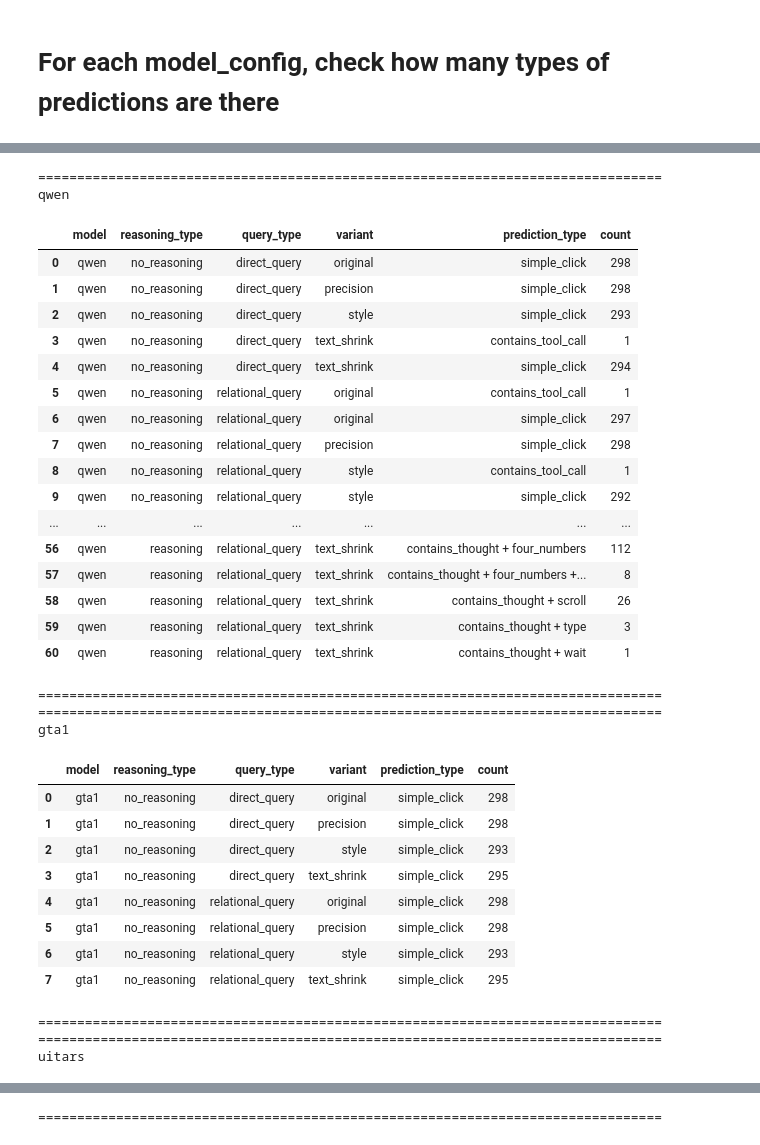
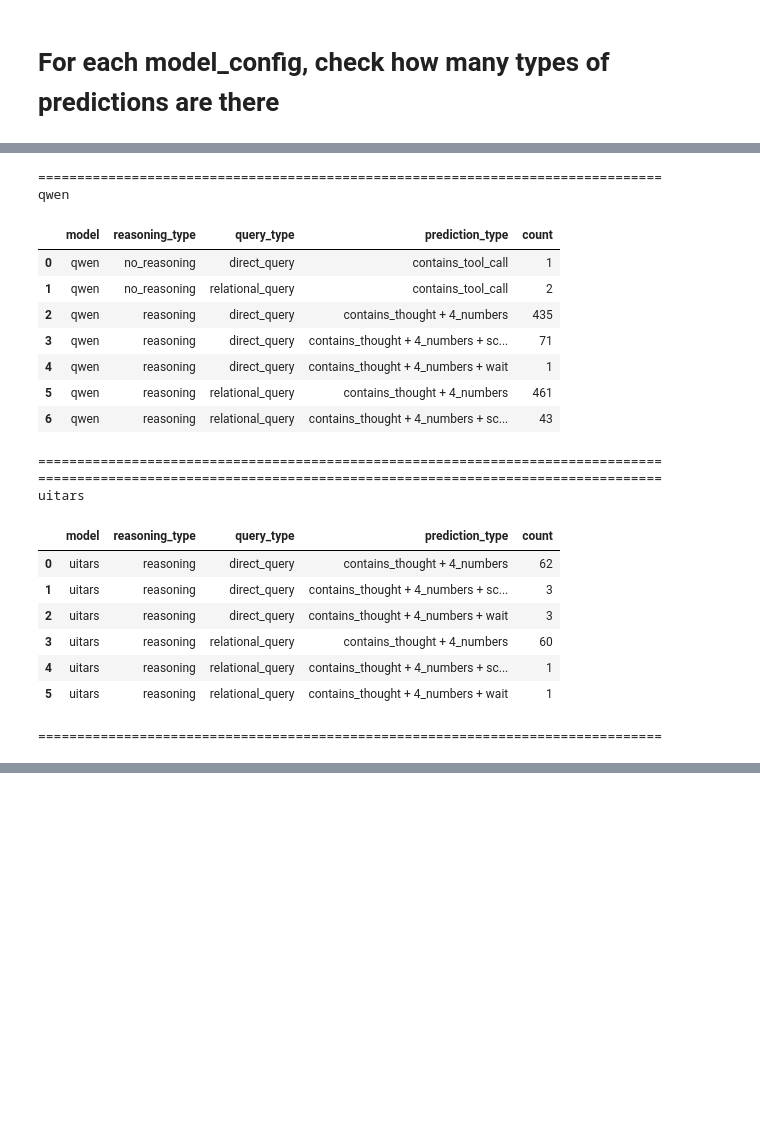
Before and after one commit to ManifoldRG/GUI-DR, a Jupyter notebook: data/baseline_results_final.ipynb, the cells around one changed output, grey strips where cells are left out. Saved outputs shown, nothing was run; the diff lists cells and outputs as text; code cells hidden in the pictures; blank space fills up the shorter version.

Commit message:
Makes prediction analysis cleaner

```diff
--- a/data/baseline_results_final.ipynb
+++ b/data/baseline_results_final.ipynb
@@ -221,3 +217,17 @@ hit_box_accuracy    0.0
 bbox_center_mse     0.0
 prediction_type       0
 dtype: object
+# %%
+# filter out rows with expected prediction types
+# reasoning_type is reasoning, prediction_type should only have contains_thought and other actions like select, scroll, type, etc.
+# reasoning_type is no_reasoning, prediction_type should only have simple_click and other actions like select, scroll, type, etc.
+
+expected_prediction_filter = (
+    ((df['reasoning_type'] == 'reasoning') &
+     (df['prediction_type'].apply(lambda x: all(action in ['contains_thought', 'click', 'scroll', 'type', 'select', 'wait', 'finished'] for action in x.split(' + '))))) |
+    ((df['reasoning_type'] == 'no_reasoning') &
+     (df['prediction_type'].apply(lambda x: all(action in ['click', 'scroll', 'type', 'select', 'wait', 'finished'] for action in x.split(' + ')))))
+)
+filtered_df = df[~expected_prediction_filter]
+
+print(f'Filtered out {len(df) - len(filtered_df)} / {len(df)} rows')
@@ -223,0 +236,11 @@ dtype: object
+# %%
+for model in filtered_df['model'].unique():
+    result = filtered_df[filtered_df['model'] == model].groupby(['model', 'reasoning_type', 'prediction_type'])['prediction'].count()
+    styled = (result.reset_index(name='count')
+              .style
+              .background_gradient(subset='count')
+              .format({'count': '{:,}'}))
+    print("="*80)
+    print(model)
+    display(styled)
+    print("="*80)
@@ -224,46 +275,33 @@ dtype: object
 # %%
-for model in df['model'].unique():
-    result = df[df['model'] == model].groupby(['model', 'reasoning_type', 'query_type', 'variant', 'prediction_type'])['prediction'].count()
+for model in filtered_df['model'].unique():
+    result = filtered_df[filtered_df['model'] == model].groupby(['model', 'reasoning_type', 'query_type', 'prediction_type'])['prediction'].count()
     styled = (result.reset_index(name='count')
               .style
               .background_gradient(subset='count')
               .format({'count': '{:,}'}))
     print("="*80)
     print(model)
     display(styled)
     print("="*80)
 # %% [output]
 ================================================================================
 qwen
-|  | model | reasoning_type | query_type | variant | prediction_type | count |
-| 0 | qwen | no_reasoning | direct_query | original | simple_click | 298 |
-| 1 | qwen | no_reasoning | direct_query | precision | simple_click | 298 |
-| 2 | qwen | no_reasoning | direct_query | style | simple_click | 293 |
-| 3 | qwen | no_reasoning | direct_query | text_shrink | contains_tool_call | 1 |
-| 4 | qwen | no_reasoning | direct_query | text_shrink | simple_click | 294 |
-| 5 | qwen | no_reasoning | relational_query | original | contains_tool_call | 1 |
-| 6 | qwen | no_reasoning | relational_query | original | simple_click | 297 |
-| 7 | qwen | no_reasoning | relational_query | precision | simple_click | 298 |
-| 8 | qwen | no_reasoning | relational_query | style | contains_tool_call | 1 |
-| 9 | qwen | no_reasoning | relational_query | style | simple_click | 292 |
-| ... | ... | ... | ... | ... | ... | ... |
-| 56 | qwen | reasoning | relational_query | text_shrink | contains_thought + four_numbers | 112 |
-| 57 | qwen | reasoning | relational_query | text_shrink | contains_thought + four_numbers +... | 8 |
-| 58 | qwen | reasoning | relational_query | text_shrink | contains_thought + scroll | 26 |
-| 59 | qwen | reasoning | relational_query | text_shrink | contains_thought + type | 3 |
-| 60 | qwen | reasoning | relational_query | text_shrink | contains_thought + wait | 1 |
+|  | model | reasoning_type | query_type | prediction_type | count |
+| 0 | qwen | no_reasoning | direct_query | contains_tool_call | 1 |
+| 1 | qwen | no_reasoning | relational_query | contains_tool_call | 2 |
+| 2 | qwen | reasoning | direct_query | contains_thought + 4_numbers | 435 |
+| 3 | qwen | reasoning | direct_query | contains_thought + 4_numbers + sc... | 71 |
+| 4 | qwen | reasoning | direct_query | contains_thought + 4_numbers + wait | 1 |
+| 5 | qwen | reasoning | relational_query | contains_thought + 4_numbers | 461 |
+| 6 | qwen | reasoning | relational_query | contains_thought + 4_numbers + sc... | 43 |
 ================================================================================
 ================================================================================
-gta1
+uitars
-|  | model | reasoning_type | query_type | variant | prediction_type | count |
-| 0 | gta1 | no_reasoning | direct_query | original | simple_click | 298 |
-| 1 | gta1 | no_reasoning | direct_query | precision | simple_click | 298 |
-| 2 | gta1 | no_reasoning | direct_query | style | simple_click | 293 |
-| 3 | gta1 | no_reasoning | direct_query | text_shrink | simple_click | 295 |
-| 4 | gta1 | no_reasoning | relational_query | original | simple_click | 298 |
-| 5 | gta1 | no_reasoning | relational_query | precision | simple_click | 298 |
-| 6 | gta1 | no_reasoning | relational_query | style | simple_click | 293 |
-| 7 | gta1 | no_reasoning | relational_query | text_shrink | simple_click | 295 |
+|  | model | reasoning_type | query_type | prediction_type | count |
+| 0 | uitars | reasoning | direct_query | contains_thought + 4_numbers | 62 |
+| 1 | uitars | reasoning | direct_query | contains_thought + 4_numbers + sc... | 3 |
+| 2 | uitars | reasoning | direct_query | contains_thought + 4_numbers + wait | 3 |
+| 3 | uitars | reasoning | relational_query | contains_thought + 4_numbers | 60 |
+| 4 | uitars | reasoning | relational_query | contains_thought + 4_numbers + sc... | 1 |
+| 5 | uitars | reasoning | relational_query | contains_thought + 4_numbers + wait | 1 |
 ================================================================================
-================================================================================
-uitars
@@ -287 +307,0 @@ uitars
-================================================================================
```
Also changed, not shown: parts of 4 cells of this notebook.
